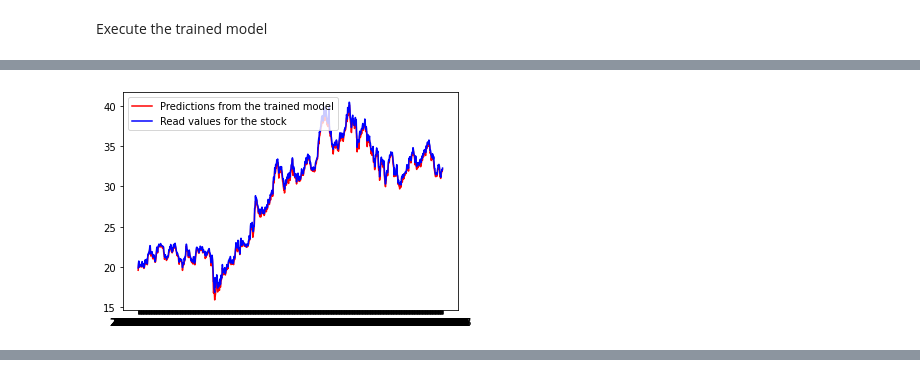
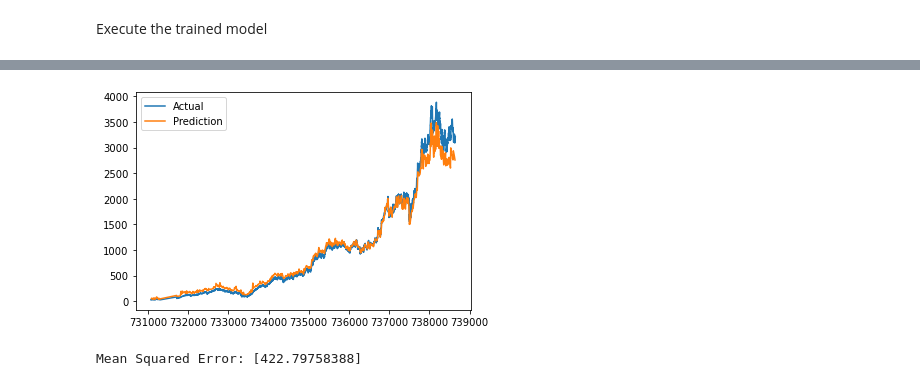
Before and after one commit to prathamssaraf/Stock-Price-Prediction-System, a Jupyter notebook: f-ann.ipynb, the cells around one changed output, grey strips where cells are left out. Drawn from its saved outputs; the diff is of its cells as text; code cells hidden in the pictures.

```diff
--- a/f-ann.ipynb
+++ b/f-ann.ipynb
@@ -39,3 +51,0 @@ NameError: name 'train_test_split' is not defined
-# %%
-df.drop(df.columns[[0,3,6, 7,8,9]], axis=1, inplace=True)
-df.head()
@@ -174,9 +85,21 @@ Test Score: 0.13 MSE (0.36 RMSE)
-# %%
-import matplotlib.pyplot as plt
-
-plt.plot(predictions,color='red', label='Predictions from the trained model')
-plt.plot(Y_test,color='blue', label='Read values for the stock')
-plt.legend(loc='upper left')
-plt.show()
-# %% [output]
-[figure, removed]
+# %%
+# Convert X_train and X_test to pandas dataframes
+X_train = pd.DataFrame(X_train, columns=df.columns[:-1])
+X_test = pd.DataFrame(X_test, columns=df.columns[:-1])
+
+# # Convert the date column to datetime and ordinal values
+# X_train["Date"] = pd.to_datetime(X_train["Date"], format="%Y-%m-%d")
+# X_train["Date"] = X_train["Date"].apply(lambda date: date.toordinal())
+# X_test["Date"] = pd.to_datetime(X_test["Date"], format="%Y-%m-%d")
+# X_test["Date"] = X_test["Date"].apply(lambda date: date.toordinal())
+
+# Sort X_test by date and make predictions
+X_test = X_test.sort_values(by="Date")
+y_pred = model.predict(X_test)
+
+# Plot the prediction and actual values
+plt.plot(df["Date"], df["Adjusted Close"], label="Actual")
+plt.plot(X_test["Date"], y_pred, label="Prediction")
+plt.legend()
+plt.show()
+# %% [output]
@@ -182,0 +107 @@ plt.show()
+[figure, added]
@@ -182,0 +117,16 @@ plt.show()
+# %%
+import numpy as np
+
+y_pred = y_pred[-100:]
+adjusted_close = df["Adjusted Close"][-100:]
+
+adjusted_close = adjusted_close.values.reshape(-1, 1)  # Convert to NumPy array and reshape to (100, 1)
+
+error = 0
+for i in range(len(y_pred)):
+    error += np.abs(y_pred[i] - adjusted_close[i])** 2
+
+mse = (error/ len(y_pred))** 0.5
+print("Mean Squared Error:", mse)
+# %% [output]
+Mean Squared Error: [422.79758388]
```
Also changed, not shown: parts of 19 cells of this notebook, 20 other files.
